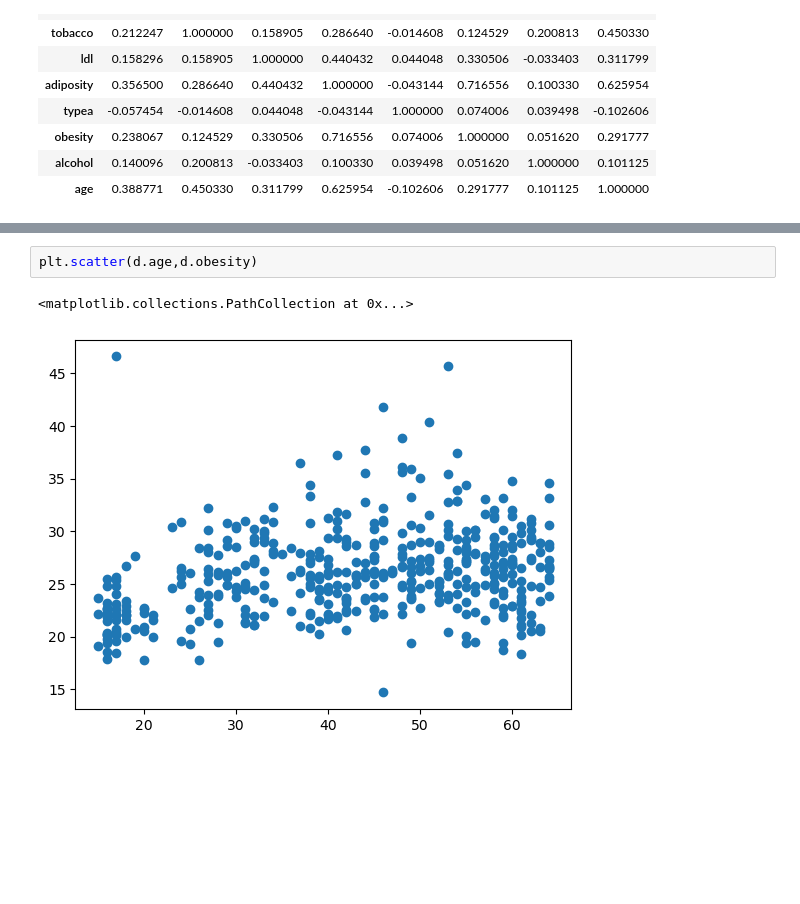
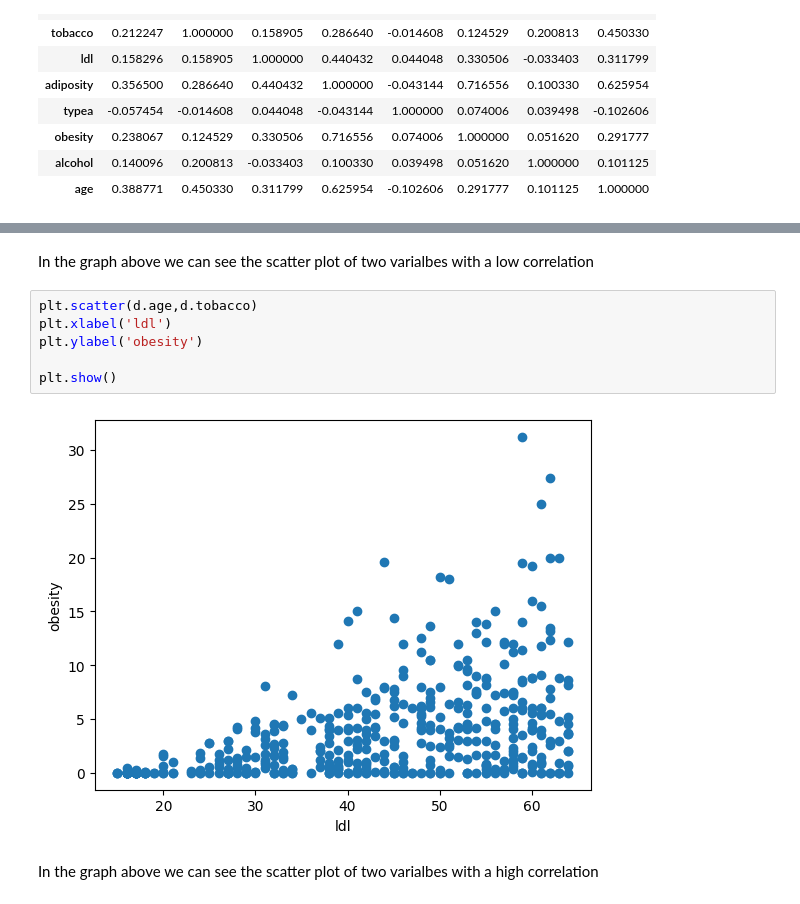
Before and after one commit to TheNoobGoda/idc-tpc, a Jupyter notebook: tpc1/nb1.ipynb, the cells around one changed output, grey strips where cells are left out. Saved outputs shown, nothing was run; the diff lists cells and outputs as text; blank space fills up the shorter version.

```diff
--- a/tpc1/nb1.ipynb
+++ b/tpc1/nb1.ipynb
@@ -110,5 +124,12 @@ d.corr(numeric_only = True)
+# %% [markdown]
+In the graph above we can see the scatter plot of two varialbes with a low correlation
 # %%
-plt.scatter(d.age,d.obesity)
+plt.scatter(d.age,d.tobacco)
+plt.xlabel('ldl')
+plt.ylabel('obesity')
+
+plt.show()
 # %% [output]
-<matplotlib.collections.PathCollection at 0x...>
-[figure, old version]
+[figure, new version]
+# %% [markdown]
+In the graph above we can see the scatter plot of two varialbes with a high correlation
```
Also changed, not shown: parts of 6 cells of this notebook.
